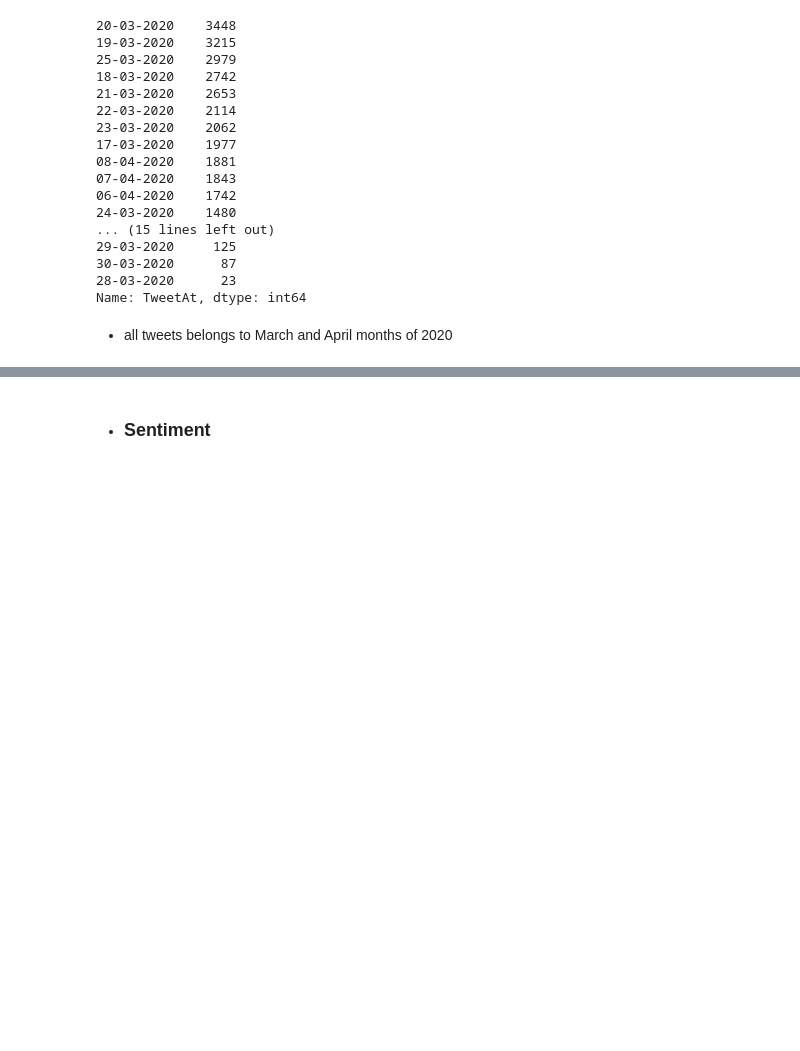
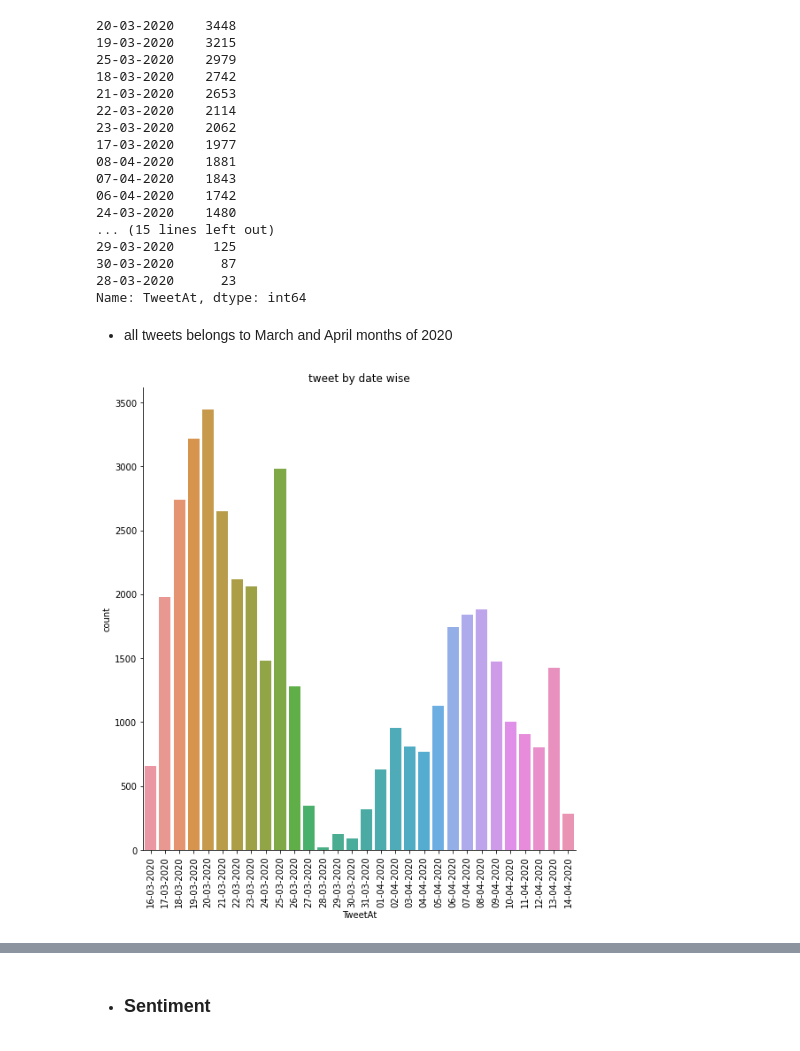
Before and after one commit to Rajesh1505/Coronavirus_Tweet_Sentiment_Analysis-Capstone_Project_3, a Jupyter notebook: Coronavirus_Tweet_Sentiment_Analysis_Rajesh_Kumar_Patel_Capstone_Project_3.ipynb, the cells around one changed output, grey strips where cells are left out. Cells and saved outputs as stored; diff of their text form; code cells hidden in the pictures; blank space fills up the shorter version.

```diff
--- a/Coronavirus_Tweet_Sentiment_Analysis_Rajesh_Kumar_Patel_Capstone_Project_3.ipynb
+++ b/Coronavirus_Tweet_Sentiment_Analysis_Rajesh_Kumar_Patel_Capstone_Project_3.ipynb
@@ -175,3 +207,11 @@ tweet_data['TweetAt'].value_counts()
 Name: TweetAt, dtype: int64
 # %% [markdown]
 * all tweets belongs to March and April months of 2020
+# %%
+#visualize tweet by date wise
+sns.catplot('TweetAt',kind = 'count',height=8,data = tweet_data)
+plt.xticks(rotation = 90)
+plt.title('tweet by date wise')
+plt.show()
+# %% [output]
+[figure, added]
```
Also changed, not shown: parts of 25 cells of this notebook.
